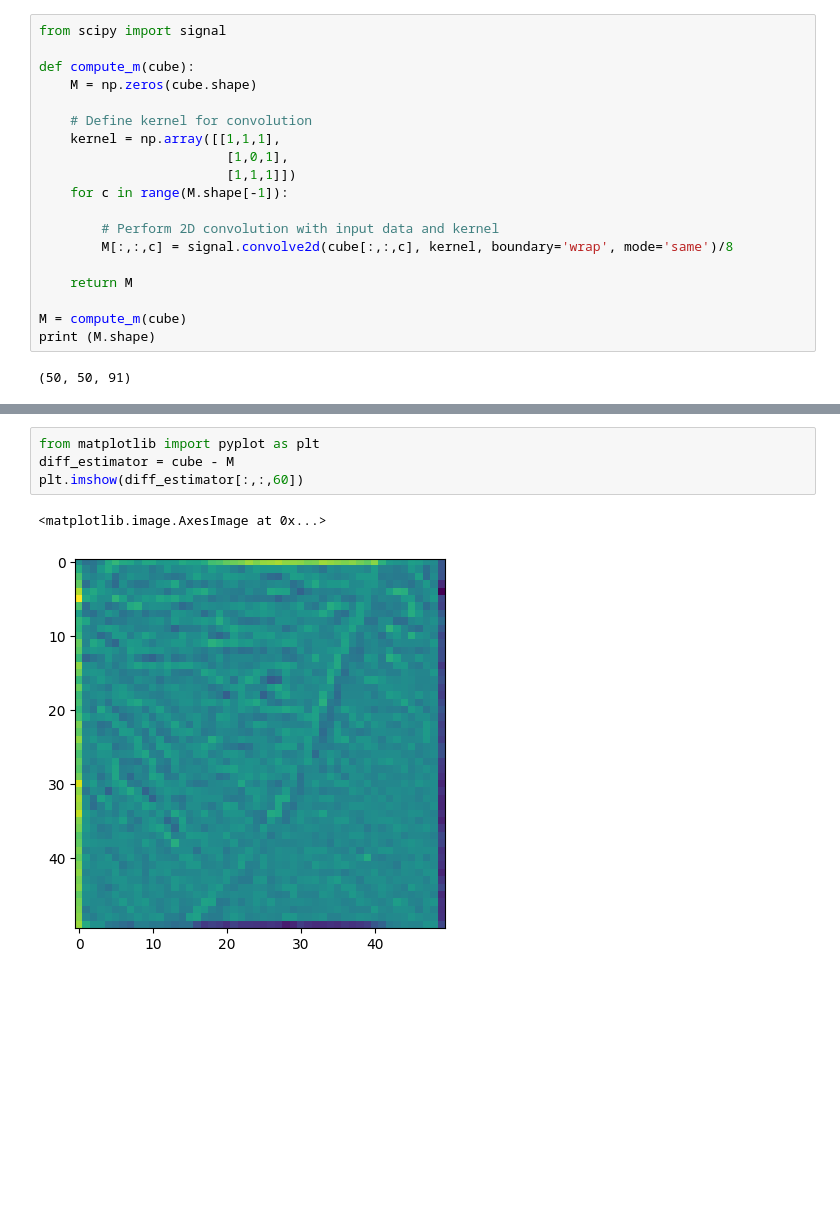
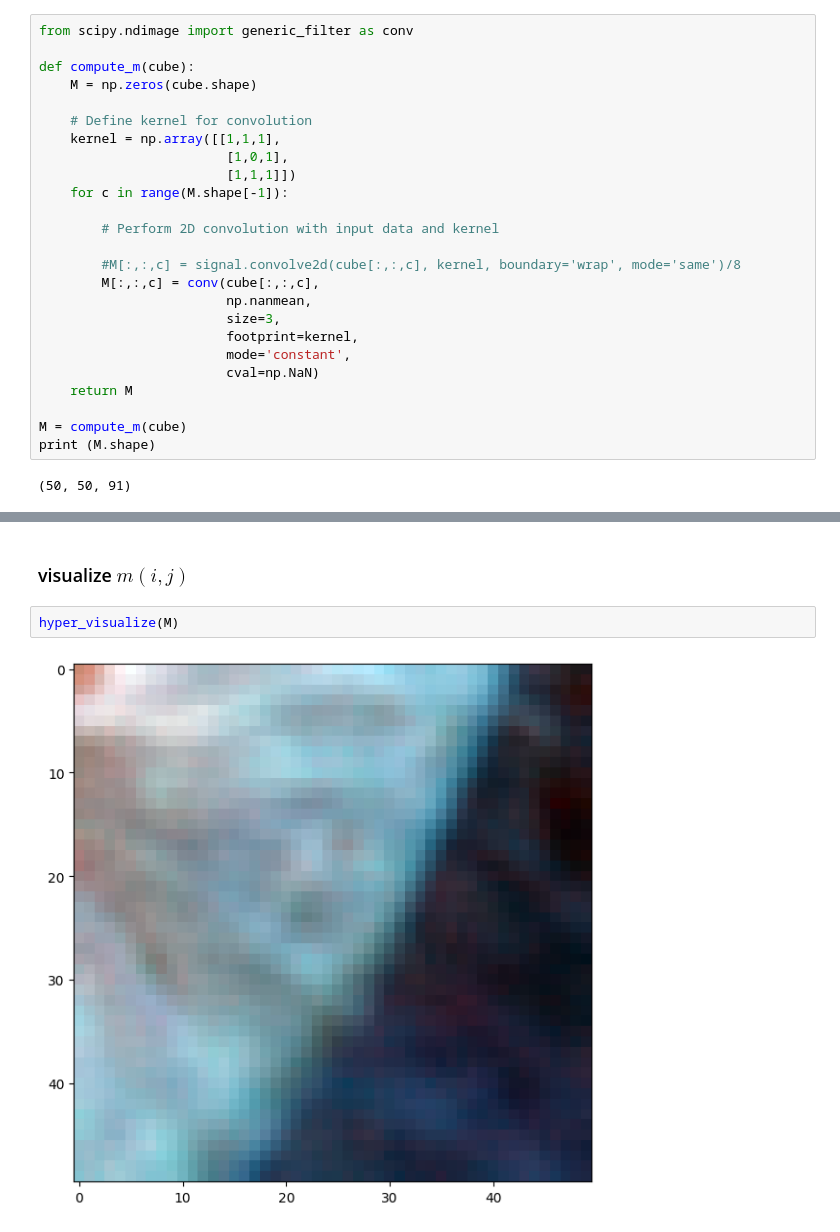
Before and after one commit to nadavo11/AI-CNN-X-ray-Cardiomegali-Detector, a Jupyter notebook: Debbies_Cube.ipynb, the cells around one changed output, grey strips where cells are left out. Drawn from its saved outputs; the diff is of its cells as text; blank space fills up the shorter version.

```diff
--- a/Debbies_Cube.ipynb
+++ b/Debbies_Cube.ipynb
@@ -76,7 +119,7 @@ Here, we convolve $X$ with a $3\times 3$ matrix $k= \frac{1}{8} \times \begin{bm
 
  to obtain what we need. This is beneficial since we no longer have to take into account edge pixels, which have five neighbors, and corner pixels, which have only three neighbors. The only consideration for edges is dividing by the correct number of neighbors. We can accomplish this by using the function build_norm_mat that builds a normalizing matrix of the desired size.
 # %%
-from scipy import signal
+from scipy.ndimage import generic_filter as conv
 
 def compute_m(cube):
     M = np.zeros(cube.shape)
@@ -88,8 +131,14 @@ def compute_m(cube):
     for c in range(M.shape[-1]):
 
         # Perform 2D convolution with input data and kernel
-        M[:,:,c] = signal.convolve2d(cube[:,:,c], kernel, boundary='wrap', mode='same')/8
 
+        #M[:,:,c] = signal.convolve2d(cube[:,:,c], kernel, boundary='wrap', mode='same')/8
+        M[:,:,c] = conv(cube[:,:,c],
+                        np.nanmean,
+                        size=3,
+                        footprint=kernel,
+                        mode='constant',
+                        cval=np.NaN)
     return M
 
 M = compute_m(cube)
@@ -113,7 +148,6 @@ ImageView object:
-# %%
-from matplotlib import pyplot as plt
-diff_estimator = cube - M
-plt.imshow(diff_estimator[:,:,60])
-# %% [output]
-<matplotlib.image.AxesImage at 0x...>
-[figure, removed]
+# %% [markdown]
+### visualize $m(i,j)$
+# %%
+hyper_visualize(M)
+# %% [output]
+[figure, added]
```
Also changed, not shown: parts of 36 cells of this notebook.
